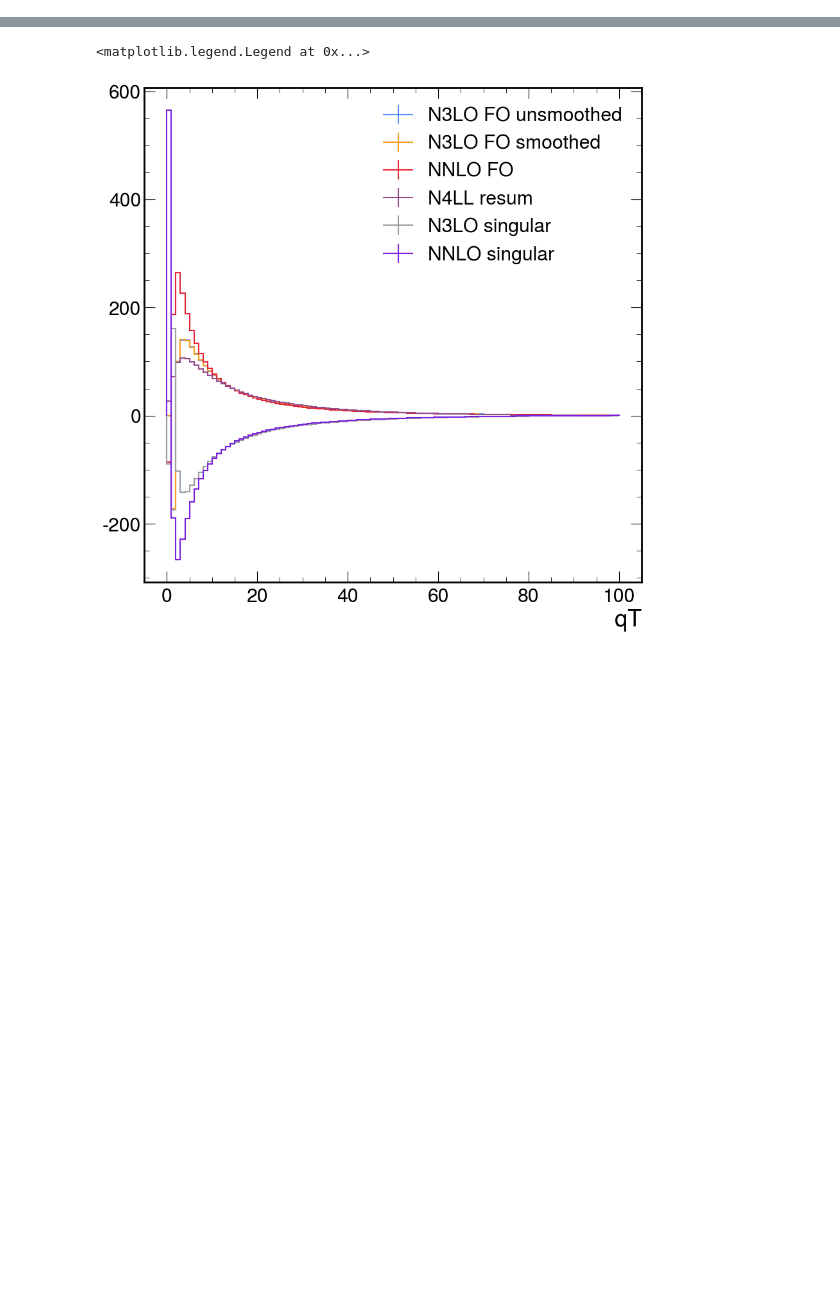
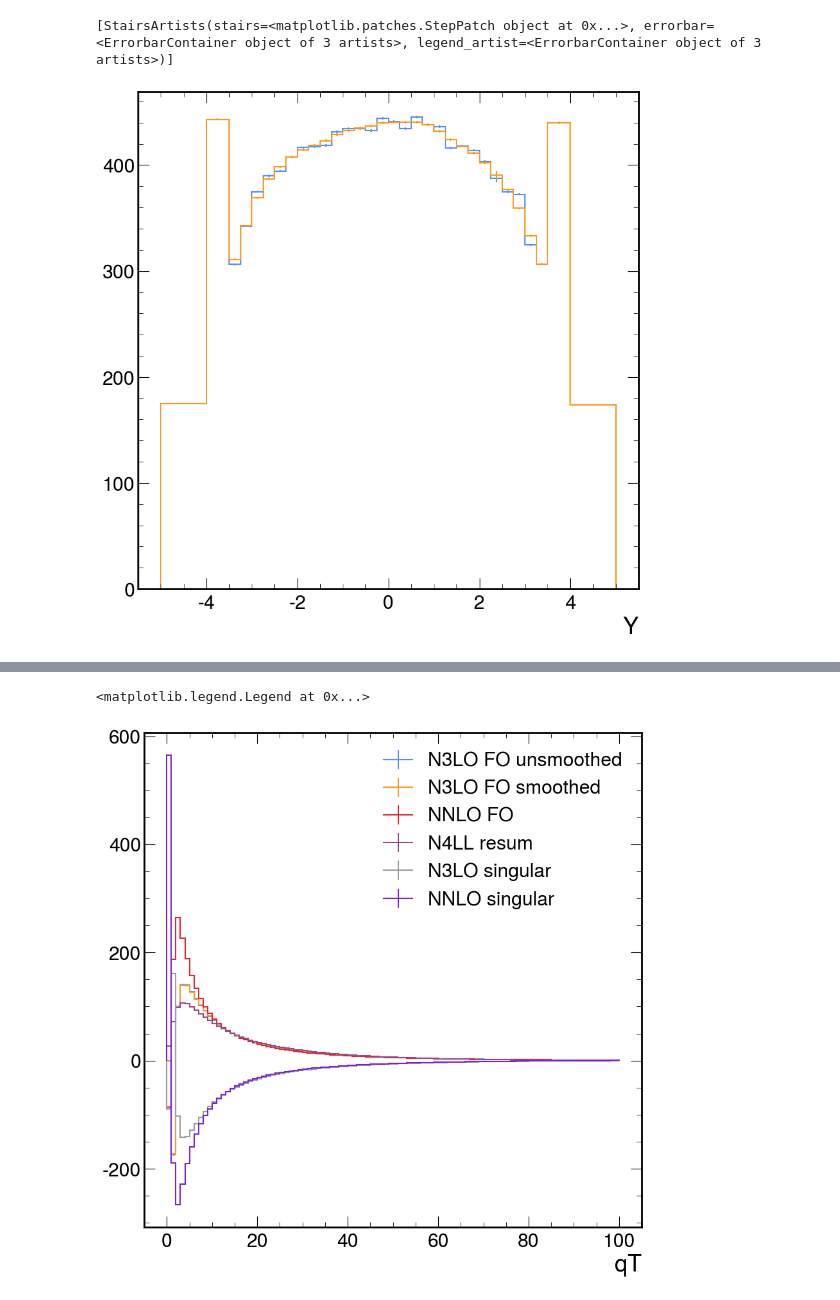
Before and after one commit to jeyserma/WRemnants, a Jupyter notebook: notebooks/SmoothNNLOjet.ipynb, the cells around one changed output, grey strips where cells are left out. Cells and saved outputs as stored; diff of their text form; code cells hidden in the pictures; blank space fills up the shorter version.

```diff
--- a/notebooks/SmoothNNLOjet.ipynb
+++ b/notebooks/SmoothNNLOjet.ipynb
@@ -53,3 +54,9 @@ Smoothing axis Y from start bin 0
+# %%
+nnlojet_fo.project("Y").plot()
+nnlojet_fo_smooth.project("Y").plot()
+# %% [output]
+[StairsArtists(stairs=<matplotlib.patches.StepPatch object at 0x...>, errorbar=<ErrorbarContainer object of 3 artists>, legend_artist=<ErrorbarContainer object of 3 artists>)]
+[figure, added]
 # %%
 fig = plot_tools.makePlotWithRatioToRef(
                     hists=[
```
Also changed, not shown: parts of 7 cells of this notebook, 1 other file.
